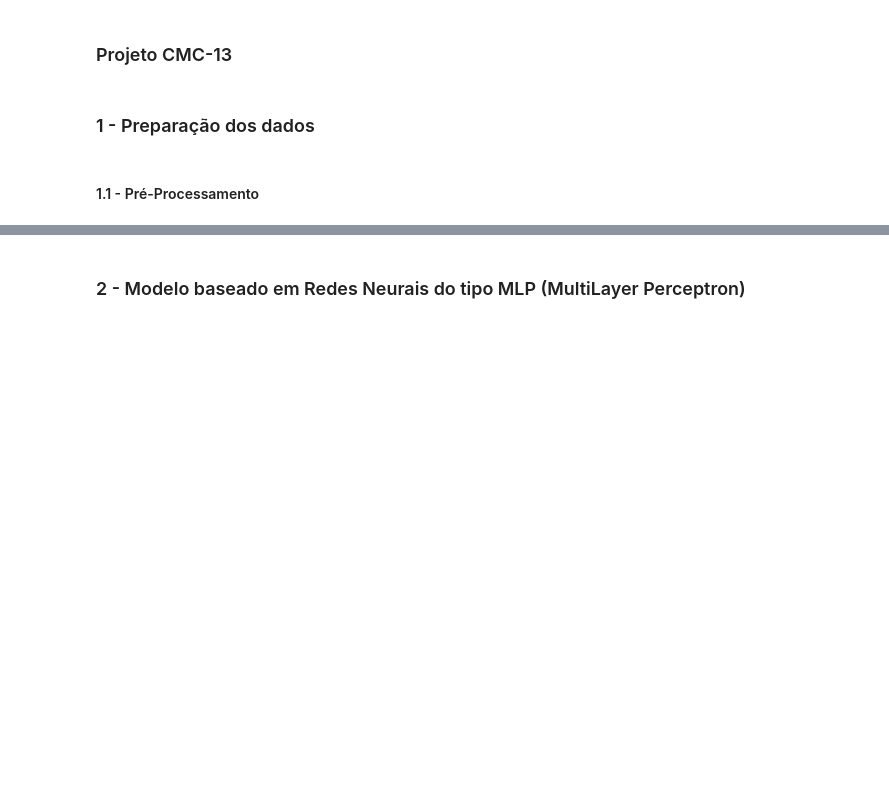
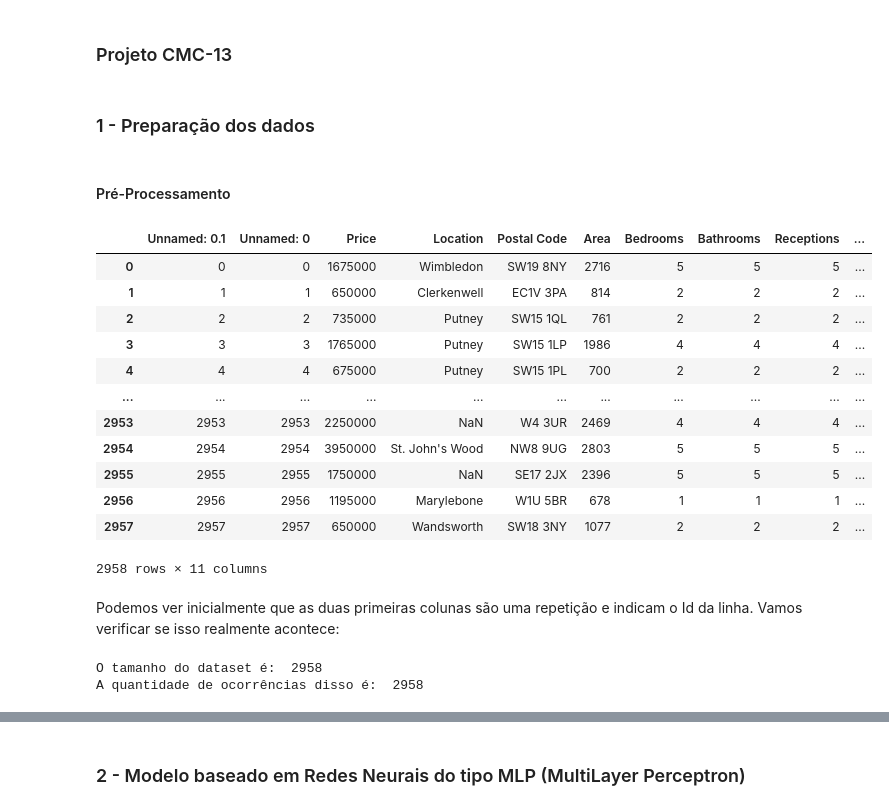
Before and after one commit to davixie/House-Pricing, a Jupyter notebook: Lab. Exame - CMC-13.ipynb, the cells around one changed output, grey strips where cells are left out. Drawn from its saved outputs; the diff is of its cells as text; code cells hidden in the pictures; blank space fills up the shorter version.

```diff
--- a/Lab. Exame - CMC-13.ipynb
+++ b/Lab. Exame - CMC-13.ipynb
@@ -5,4 +5,4 @@
 # %% [markdown]
 ### 1 - Preparação dos dados
 # %% [markdown]
-#### 1.1 - Pré-Processamento
+#### Pré-Processamento
@@ -8,0 +20,26 @@
+# %%
+df = pd.read_csv('./data/UK_real_estate.csv')
+df
+# %% [output]
+|  | Unnamed: 0.1 | Unnamed: 0 | Price | Location | Postal Code | Area | Bedrooms | Bathrooms | Receptions | ... |
+| 0 | 0 | 0 | 1675000 | Wimbledon | SW19 8NY | 2716 | 5 | 5 | 5 | ... |
+| 1 | 1 | 1 | 650000 | Clerkenwell | EC1V 3PA | 814 | 2 | 2 | 2 | ... |
+| 2 | 2 | 2 | 735000 | Putney | SW15 1QL | 761 | 2 | 2 | 2 | ... |
+| 3 | 3 | 3 | 1765000 | Putney | SW15 1LP | 1986 | 4 | 4 | 4 | ... |
+| 4 | 4 | 4 | 675000 | Putney | SW15 1PL | 700 | 2 | 2 | 2 | ... |
+| ... | ... | ... | ... | ... | ... | ... | ... | ... | ... | ... |
+| 2953 | 2953 | 2953 | 2250000 | NaN | W4 3UR | 2469 | 4 | 4 | 4 | ... |
+| 2954 | 2954 | 2954 | 3950000 | St. John's Wood | NW8 9UG | 2803 | 5 | 5 | 5 | ... |
+| 2955 | 2955 | 2955 | 1750000 | NaN | SE17 2JX | 2396 | 5 | 5 | 5 | ... |
+| 2956 | 2956 | 2956 | 1195000 | Marylebone | W1U 5BR | 678 | 1 | 1 | 1 | ... |
+| 2957 | 2957 | 2957 | 650000 | Wandsworth | SW18 3NY | 1077 | 2 | 2 | 2 | ... |
+2958 rows × 11 columns
+# %% [markdown]
+Podemos ver inicialmente que as duas primeiras colunas são uma repetição e indicam o Id da linha. Vamos verificar se isso realmente acontece:
+# %%
+count = (df.iloc[:, 0] == df.iloc[:, 1]).value_counts()[True]
+print("O tamanho do dataset é: ", len(df))
+print("A quantidade de ocorrências disso é: ", count)
+# %% [output]
+O tamanho do dataset é:  2958
+A quantidade de ocorrências disso é:  2958
```
Also changed, not shown: parts of 88 cells of this notebook, 1 other file.
